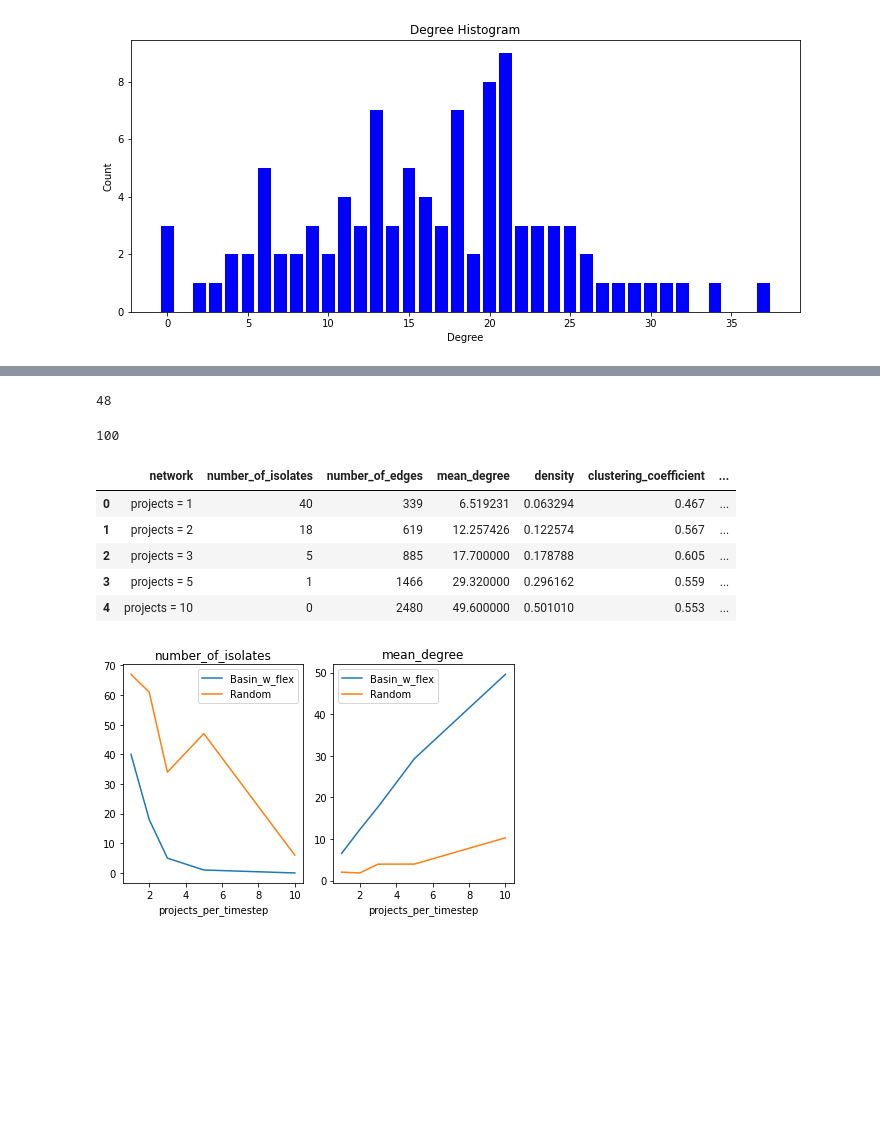
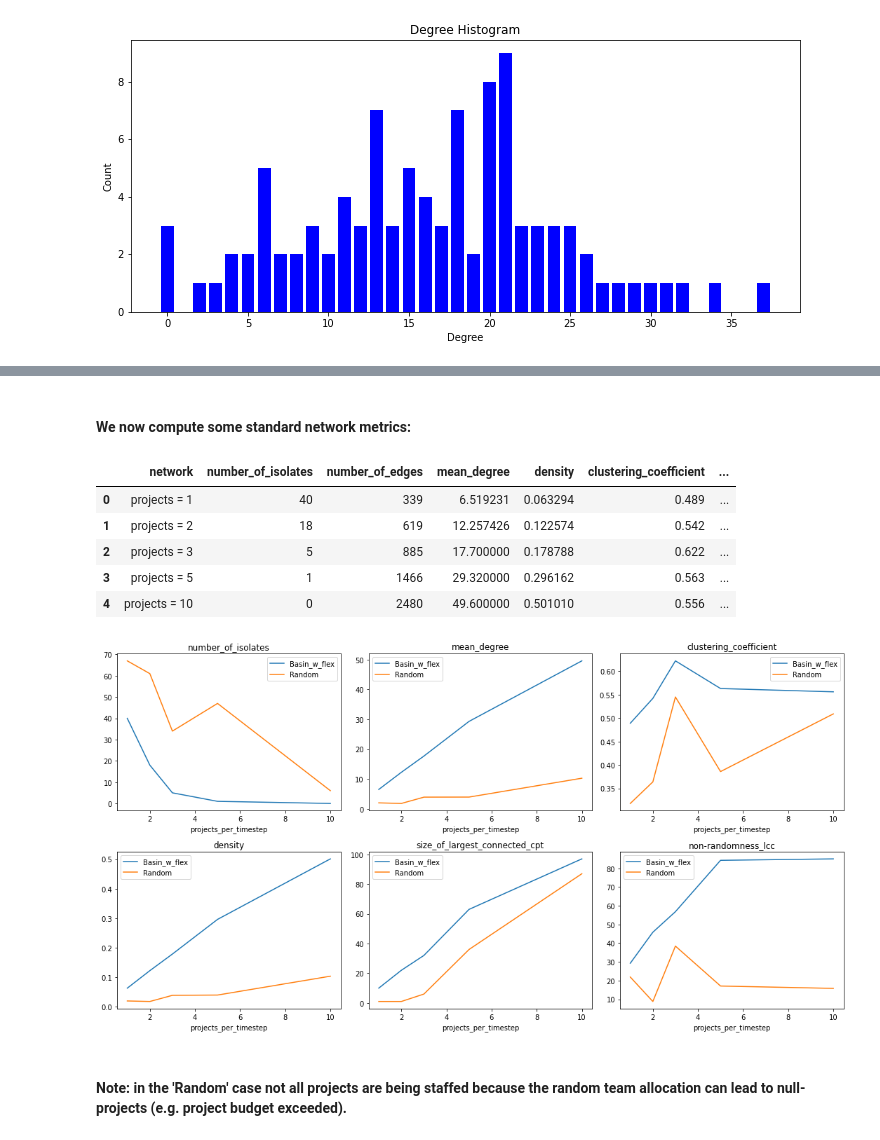
Before and after one commit to Superscriptus/SuperScript, a Jupyter notebook: analysis/network_analysis.ipynb, the cells around one changed output, grey strips where cells are left out. Saved outputs shown, nothing was run; the diff lists cells and outputs as text; code cells hidden in the pictures; blank space fills up the shorter version.

Commit message:
updated network analysis notebook

```diff
--- a/analysis/network_analysis.ipynb
+++ b/analysis/network_analysis.ipynb
@@ -181,11 +119,5 @@ average_clustering(G)
-# %%
-treewidth_min_degree(G)[0]
-# %% [output]
-48
-# %%
-nx.classes.function.number_of_nodes(G)
-# %% [output]
-100
+# %% [markdown]
+#### We now compute some standard network metrics:
 # %%
 def compute_network_metrics(network_dict, metric_dict=None):
 
@@ -214,7 +146,7 @@ def compute_network_metrics(network_dict, metric_dict=None):
             'size_of_largest_connected_cpt': lambda x: nx.classes.function.number_of_nodes(x.subgraph(max(nx.connected_components(G), key=len))),
             'size_of_largest_clique': large_clique_size,
             'mean_excess_degree': lambda x: np.mean(list(nx.average_neighbor_degree(x).values())),
-            'non-randomness_lcc': lambda x: nx.non_randomness(x.subgraph(max(nx.connected_components(x), key=len))),
+            'non-randomness_lcc': lambda x: nx.non_randomness(x.subgraph(max(nx.connected_components(x), key=len)))[0],
             'diameter_lcc': lambda x: nx.algorithms.distance_measures.diameter(x.subgraph(max(nx.connected_components(x), key=len)))
 
         }
@@ -248,25 +180,39 @@ net_metrics_random = compute_network_metrics({
 net_metrics
 # %% [output]
 |  | network | number_of_isolates | number_of_edges | mean_degree | density | clustering_coefficient | ... |
-| 0 | projects = 1 | 40 | 339 | 6.519231 | 0.063294 | 0.467 | ... |
-| 1 | projects = 2 | 18 | 619 | 12.257426 | 0.122574 | 0.567 | ... |
-| 2 | projects = 3 | 5 | 885 | 17.700000 | 0.178788 | 0.605 | ... |
-| 3 | projects = 5 | 1 | 1466 | 29.320000 | 0.296162 | 0.559 | ... |
-| 4 | projects = 10 | 0 | 2480 | 49.600000 | 0.501010 | 0.553 | ... |
+| 0 | projects = 1 | 40 | 339 | 6.519231 | 0.063294 | 0.489 | ... |
+| 1 | projects = 2 | 18 | 619 | 12.257426 | 0.122574 | 0.542 | ... |
+| 2 | projects = 3 | 5 | 885 | 17.700000 | 0.178788 | 0.622 | ... |
+| 3 | projects = 5 | 1 | 1466 | 29.320000 | 0.296162 | 0.563 | ... |
+| 4 | projects = 10 | 0 | 2480 | 49.600000 | 0.501010 | 0.556 | ... |
 # %%
 X = [1,2,3,5,10]
 
 def splot(metric):
     plt.plot(X, net_metrics[metric], label='Basin_w_flex')
     plt.plot(X, net_metrics_random[metric], label='Random')
     plt.legend()
     plt.xlabel('projects_per_timestep')
     plt.title(metric)
 
-plt.subplot(1,2,1)
+px = 2
+py = 3
+plt.figure(figsize=(15,8))
+plt.subplot(px,py,1)
 splot('number_of_isolates')
-plt.subplot(1,2,2)
+plt.subplot(px,py,2)
 splot('mean_degree')
+plt.subplot(px,py,3)
+splot('clustering_coefficient')
+plt.subplot(px,py,4)
+splot('density')
+plt.subplot(px,py,5)
+splot('size_of_largest_connected_cpt')
+plt.subplot(px,py,6)
+splot('non-randomness_lcc')
+
 plt.tight_layout()
 # %% [output]
-[figure, old version]
+[figure, new version]
+# %% [markdown]
+#### Note: in the 'Random' case not all projects are being staffed because the random team allocation can lead to null-projects (e.g. project budget exceeded).
```
Also changed, not shown: parts of 16 cells of this notebook.
